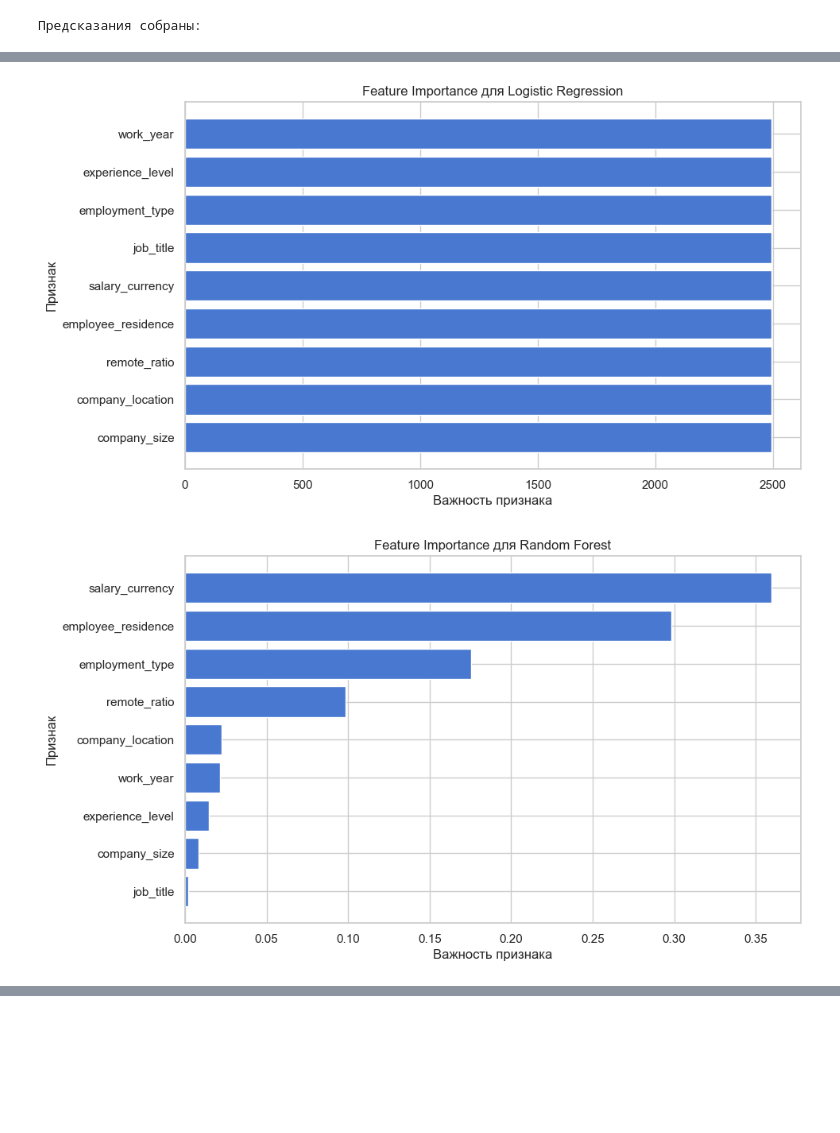
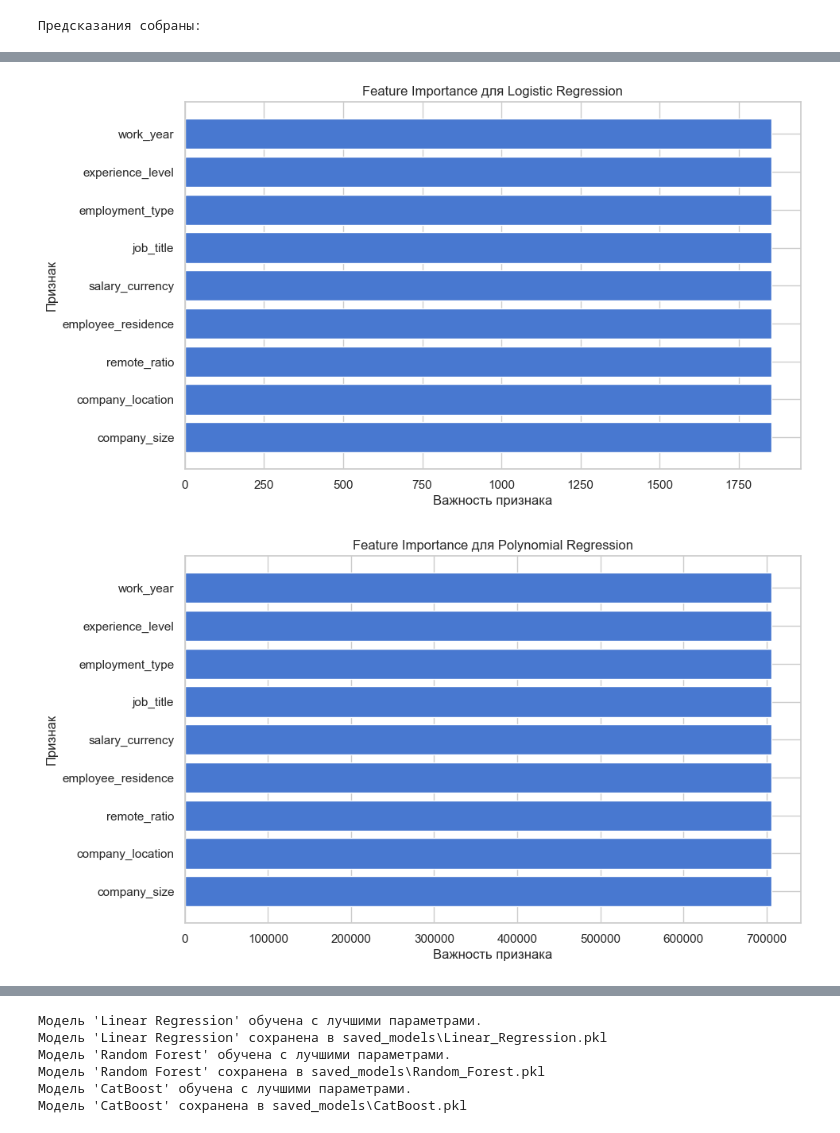
Before and after one commit to behzod33/ds_basic_final, a Jupyter notebook: ds_basic_final.ipynb, the cells around one changed output, grey strips where cells are left out. Cells and saved outputs as stored; diff of their text form; code cells hidden in the pictures; blank space fills up the shorter version.

```diff
--- a/ds_basic_final.ipynb
+++ b/ds_basic_final.ipynb
@@ -117,7 +117,7 @@ display(df.head())
 job_titles_counts = df["job_title"].value_counts().to_dict()
 
 total_count = sum(job_titles_counts.values())
-threshold = total_count * 0.005
+threshold = total_count * 0.001
 
 valid_job_titles = {k for k, v in job_titles_counts.items() if v >= threshold}
 
@@ -125,6 +125,8 @@ df = df[df["job_title"].isin(valid_job_titles)]
 df["job_title"] = df["job_title"].apply(lambda x: "Machine Learning Engineer" if x == "ML Engineer"
                                         else "Data Scientist" if x == "Data Science"
                                         else x)
+# Проверка размера нового датасета
+print(f"Размер датасета после удаления профессий с малым количеством специалистов: {df.shape}")
 
 df["job_title"].sort_values().value_counts()
 # %% [output]
@@ -392,16 +400,7 @@ y = df[target].copy()
 cat_cols = X.select_dtypes("object").columns.tolist()
 num_cols = X.select_dtypes("number").columns.tolist()
 
-X_train, X_test, y_train, y_test = train_test_split(X, y, test_size=0.2, random_state=11)
-
-# df_sorted = df.sort_values("work_year")
-# X_sorted = df_sorted[features]
-# y_sorted = df_sorted[target]
-
-# train_size = int(0.8 * len(df_sorted))
-
-# X_train, X_test = X_sorted.iloc[:train_size], X_sorted.iloc[train_size:]
-# y_train, y_test = y_sorted.iloc[:train_size], y_sorted.iloc[train_size:]
+X_train, X_test, y_train, y_test = train_test_split(X, y, test_size=0.25, random_state=11)
 # %%
 preprocessor = ColumnTransformer(
     transformers=[
@@ -655,6 +720,7 @@ models = {
     "Mean Predictor": pipeline_mean,
     "Median Predictor": pipeline_median,
     "Linear Regression": best_pipeline_lr,
+    "Polynomial  Regression": best_pipeline_pr,
     "Random Forest": best_pipeline_rf,
     "CatBoost": best_pipeline_cb,
 }
@@ -664,9 +730,20 @@ param_grids = {
     "Mean Predictor": {},
     "Median Predictor": {},
     "Linear Regression": param_grid_lr,
+    "Polynomial  Regression": param_grid_pr,
     "Random Forest": param_grid_rf,
     "CatBoost": param_grid_cb,
 }
+
+# Лучшие гиперпараметры
+best_params = {
+    "Mean Predictor": {},
+    "Median Predictor": {},
+    "Linear Regression": best_params_lr,
+    "Polynomial  Regression": best_params_pr,
+    "Random Forest": best_params_rf,
+    "CatBoost": best_params_cb,
+}
 # %% [markdown]
 ## Определение лучшей модели по тестовой выборке
 # %%
@@ -762,7 +875,7 @@ print(f"Лучшая модель по R2 на тестовой выборке:
 # %%
 # Функция для визуализации важности признаков
-def plot_feature_importance(model, X_train, model_name):
-    if model_name == 'Logistic Regression':
+def plot_feature_importance(model, X_train, model_name, save_in_png=False):
+    if model_name in  ['Logistic Regression', 'Polynomial Regression']:
         importance = abs(model.coef_[0])
     else:
         importance = model.feature_importances_
@@ -779,19 +892,26 @@ def plot_feature_importance(model, X_train, model_name):
     plt.title(f"Feature Importance для {model_name}")
     plt.gca().invert_yaxis()
 
+    if save_in_png:
+        plt.savefig(f"plots/{model_name.lower().replace(" ", "_")}_feature_importance.png", dpi=300, bbox_inches='tight')
+
     plt.show()
 # %%
 # Получение модели и визуализация важности признаков для логистической регрессии
 model_lr = search_lr.best_estimator_.named_steps['model']
 plot_feature_importance(model_lr, X_train, 'Logistic Regression')
 
+# Получение модели и визуализация важности признаков для полиномиальной регрессии
+model_pr = search_pr.best_estimator_.named_steps['model']
+plot_feature_importance(model_pr, X_train, 'Polynomial Regression')
+
 # Получение модели и визуализация важности признаков для RandomForest
 model_rf = search_rf.best_estimator_.named_steps['model']
-plot_feature_importance(model_rf, X_train, 'Random Forest')
+plot_feature_importance(model_rf, X_train, 'Random Forest', save_in_png=True)
 
 # Получение модели и визуализация важности признаков для Catboost
 model_cb = search_cb.best_estimator_.named_steps['model']
-plot_feature_importance(model_cb, X_train, 'Catboost')
+plot_feature_importance(model_cb, X_train, 'Catboost', save_in_png=True)
 # %% [output]
-[figure, old version]
+[figure, new version]
-[figure, old version]
+[figure, new version]
@@ -798,0 +951,17 @@ plot_feature_importance(model_cb, X_train, 'Catboost')
+# %%
+# Модели
+models_final = {
+    "Linear Regression": pipeline_lr,
+    "Random Forest": pipeline_rf,
+    "CatBoost": pipeline_cb,
+}
+
+# Использование функции
+models_final = tune_train_and_save_models(models_final, best_params, X, y)
+# %% [output]
+Модель 'Linear Regression' обучена с лучшими параметрами.
+Модель 'Linear Regression' сохранена в saved_models\Linear_Regression.pkl
+Модель 'Random Forest' обучена с лучшими параметрами.
+Модель 'Random Forest' сохранена в saved_models\Random_Forest.pkl
+Модель 'CatBoost' обучена с лучшими параметрами.
+Модель 'CatBoost' сохранена в saved_models\CatBoost.pkl
```
Also changed, not shown: parts of 31 cells of this notebook, 23 other files.
